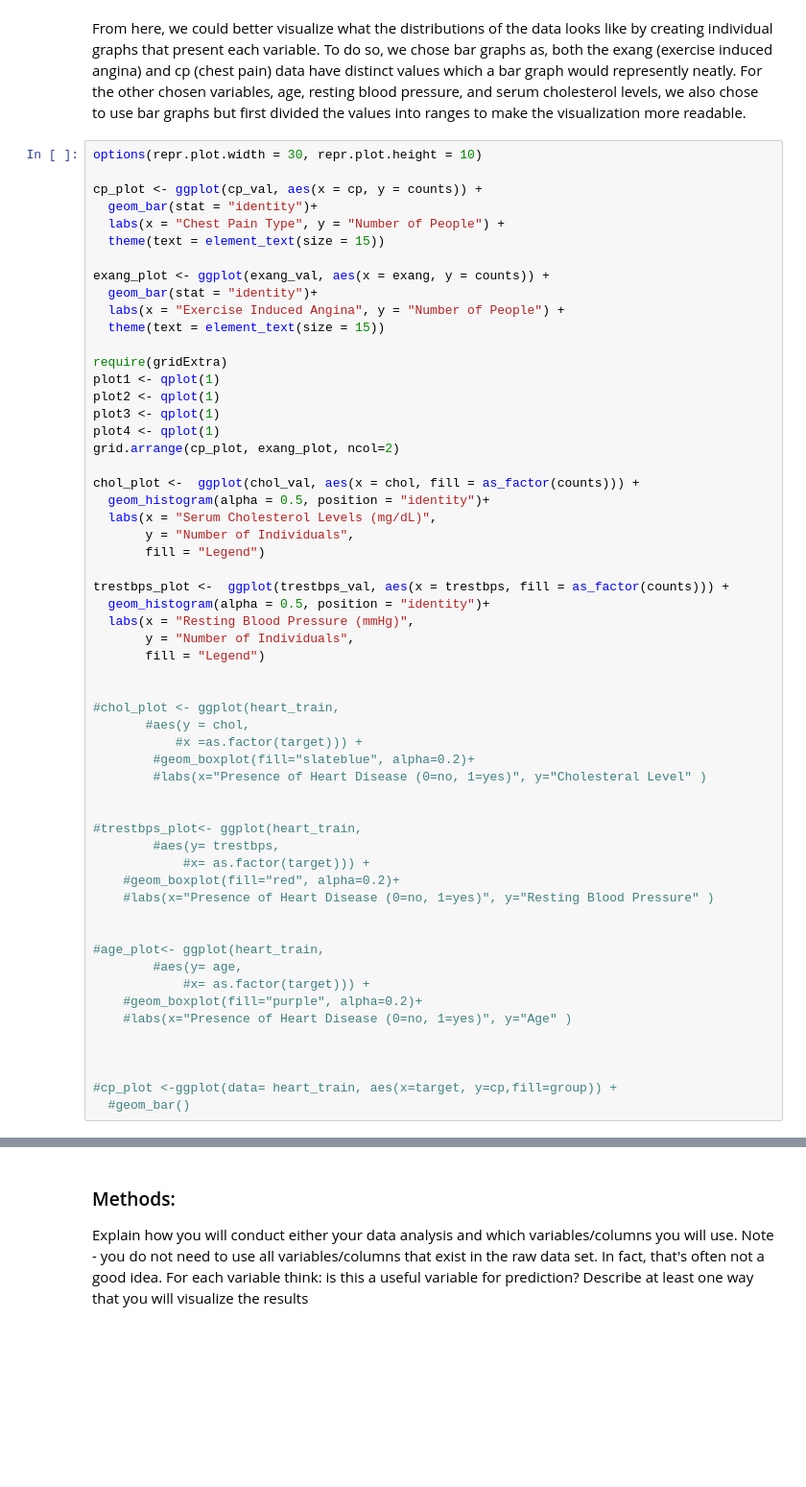
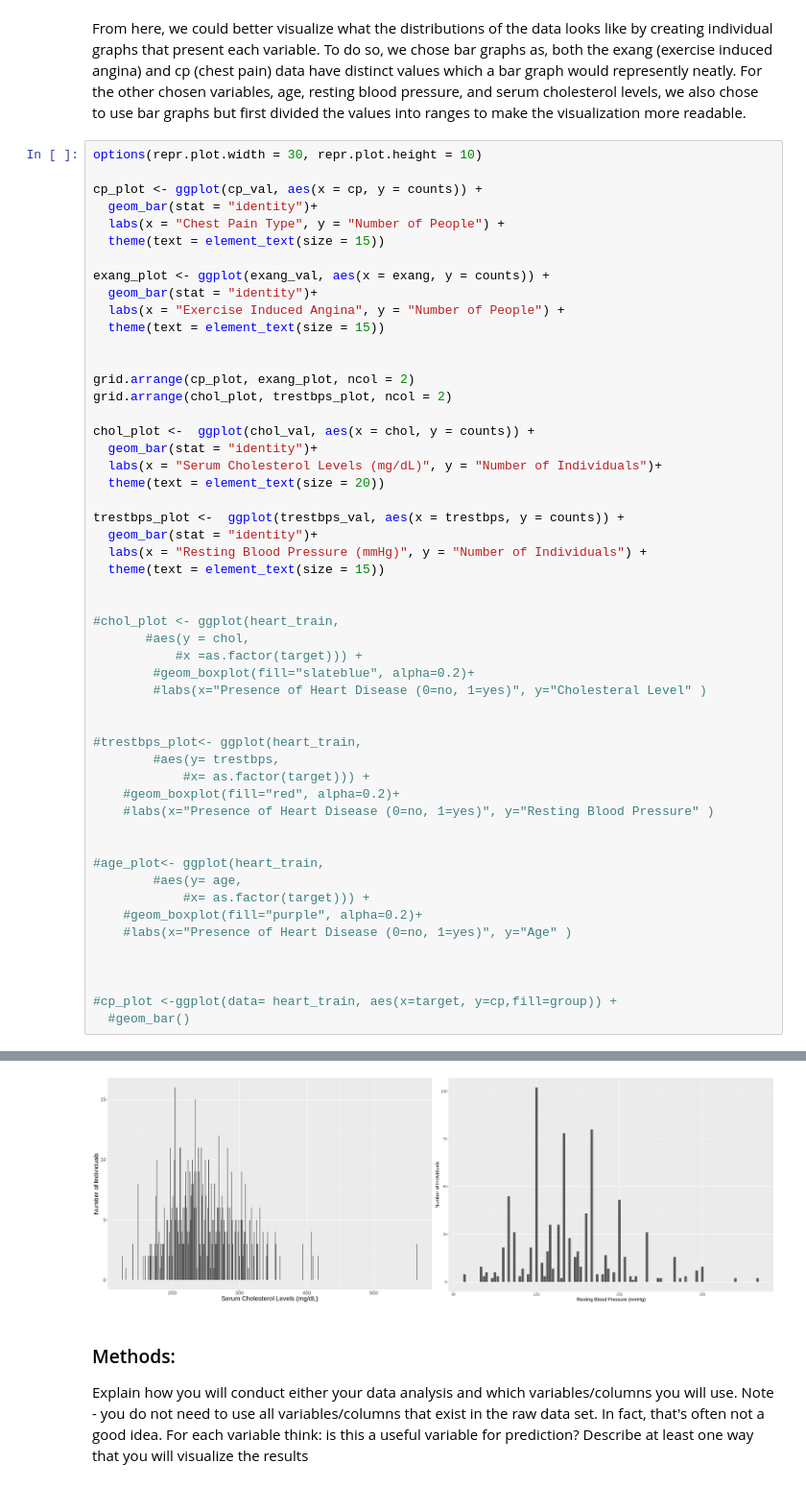
Before and after one commit to jennywyzhao/dsci-group-project-002-14, a Jupyter notebook: Project-Proposal.ipynb, the cells around one changed output, grey strips where cells are left out. Shown at 96% size. Drawn from its saved outputs; the diff is of its cells as text; blank space fills up the shorter version.

Commit message:
changed graphs to bar plots

```diff
--- a/Project-Proposal.ipynb
+++ b/Project-Proposal.ipynb
@@ -148,52 +140,48 @@ exang_plot <- ggplot(exang_val, aes(x = exang, y = counts)) +
   labs(x = "Exercise Induced Angina", y = "Number of People") +
   theme(text = element_text(size = 15))
 
-require(gridExtra)
-plot1 <- qplot(1)
-plot2 <- qplot(1)
-plot3 <- qplot(1)
-plot4 <- qplot(1)
-grid.arrange(cp_plot, exang_plot, ncol=2)
 
-chol_plot <-  ggplot(chol_val, aes(x = chol, fill = as_factor(counts))) +
-  geom_histogram(alpha = 0.5, position = "identity")+
-  labs(x = "Serum Cholesterol Levels (mg/dL)",
-       y = "Number of Individuals",
-       fill = "Legend")
+grid.arrange(cp_plot, exang_plot, ncol = 2)
+grid.arrange(chol_plot, trestbps_plot, ncol = 2)
 
-trestbps_plot <-  ggplot(trestbps_val, aes(x = trestbps, fill = as_factor(counts))) +
-  geom_histogram(alpha = 0.5, position = "identity")+
-  labs(x = "Resting Blood Pressure (mmHg)",
-       y = "Number of Individuals",
-       fill = "Legend")
+chol_plot <-  ggplot(chol_val, aes(x = chol, y = counts)) +
+  geom_bar(stat = "identity")+
+  labs(x = "Serum Cholesterol Levels (mg/dL)", y = "Number of Individuals")+
+  theme(text = element_text(size = 20))
+
+trestbps_plot <-  ggplot(trestbps_val, aes(x = trestbps, y = counts)) +
+  geom_bar(stat = "identity")+
+  labs(x = "Resting Blood Pressure (mmHg)", y = "Number of Individuals") +
+  theme(text = element_text(size = 15))
 
 
 #chol_plot <- ggplot(heart_train,
        #aes(y = chol,
            #x =as.factor(target))) +
         #geom_boxplot(fill="slateblue", alpha=0.2)+
         #labs(x="Presence of Heart Disease (0=no, 1=yes)", y="Cholesteral Level" )
 
 
 #trestbps_plot<- ggplot(heart_train,
         #aes(y= trestbps,
             #x= as.factor(target))) +
     #geom_boxplot(fill="red", alpha=0.2)+
     #labs(x="Presence of Heart Disease (0=no, 1=yes)", y="Resting Blood Pressure" )
 
 
 #age_plot<- ggplot(heart_train,
         #aes(y= age,
             #x= as.factor(target))) +
     #geom_boxplot(fill="purple", alpha=0.2)+
     #labs(x="Presence of Heart Disease (0=no, 1=yes)", y="Age" )
 
 
 
 #cp_plot <-ggplot(data= heart_train, aes(x=target, y=cp,fill=group)) +
   #geom_bar()
 # %% [output]
 [figure]
+[figure, added]
 # %% [markdown]
 ### Methods:
 Explain how you will conduct either your data analysis and which variables/columns you will use.
```
Also changed, not shown: parts of 1 cell of this notebook.
